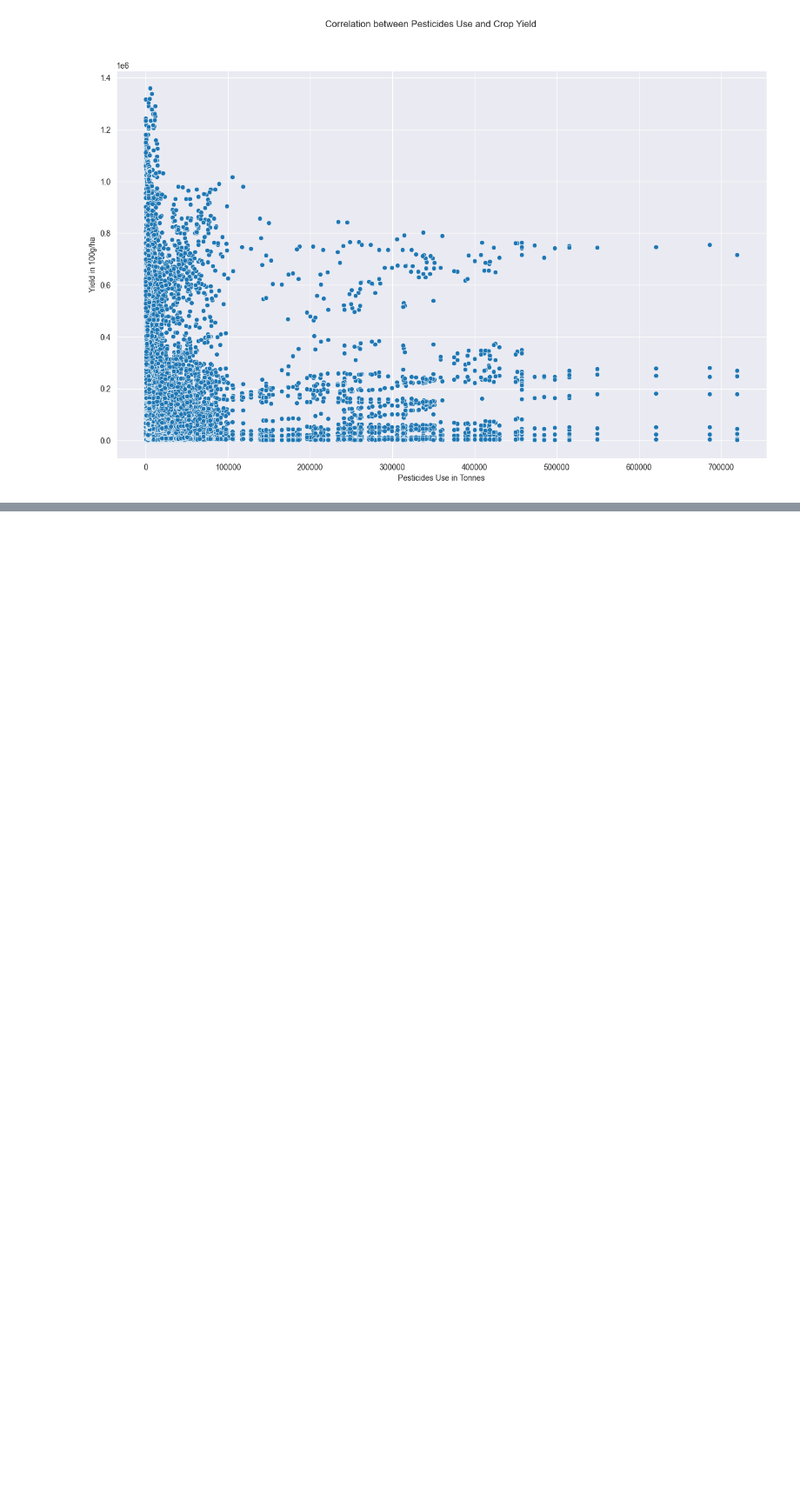
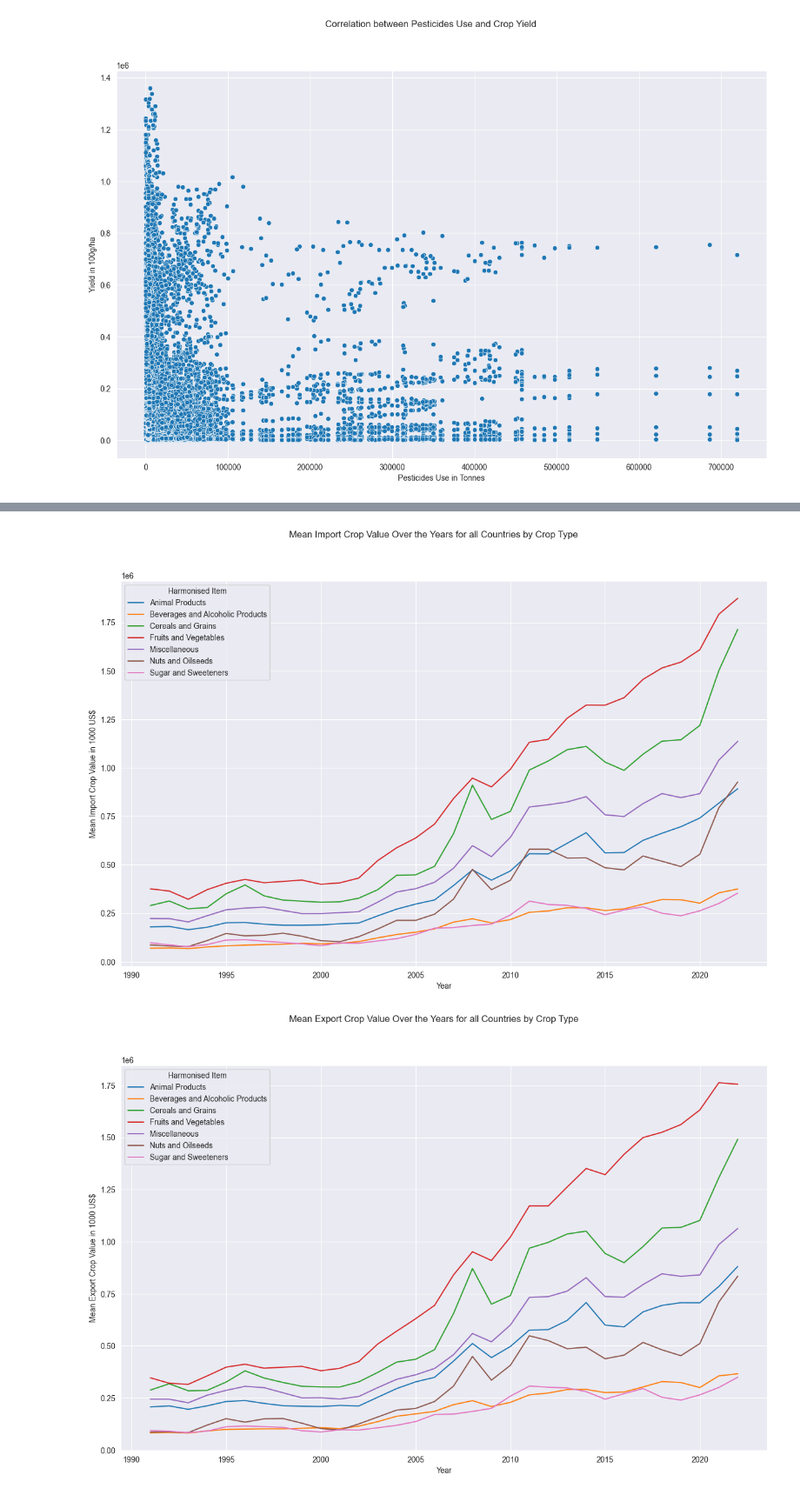
Before and after one commit to tnaccarato/Crop-Forcasting-MLP, a Jupyter notebook: mlp2.ipynb, the cells around one changed output, grey strips where cells are left out. Shown at 87% size. Saved outputs shown, nothing was run; the diff lists cells and outputs as text; code cells hidden in the pictures; blank space fills up the shorter version.

Commit message:
Add crop value analysis

```diff
--- a/mlp2.ipynb
+++ b/mlp2.ipynb
@@ -493,0 +501,65 @@ plt.show()
+# %%
+# Prepare the data for analysis
+crop_value_exports_mean = crop_value_exports_df.groupby(['Year', 'Harmonised Item'])['Total Export Crop Value in 1000 US$'].mean()
+crop_value_imports_mean = crop_value_imports_df.groupby(['Year', 'Harmonised Item'])['Total Import Crop Value in 1000 US$'].mean()
+
+# Plot the mean import crop value over the years
+fig, ax = plt.subplots(figsize=(15,9))
+
+plt.suptitle("Mean Import Crop Value Over the Years for all Countries by Crop Type")
+
+crop_value_imports_mean.unstack().plot(ax=ax)
+plt.xlabel("Year")
+plt.ylabel("Mean Import Crop Value in 1000 US$")
+plt.show()
+
+# Plot the mean export crop value over the years
+fig, ax = plt.subplots(figsize=(15,9))
+
+plt.suptitle("Mean Export Crop Value Over the Years for all Countries by Crop Type")
+
+crop_value_exports_mean.unstack().plot(ax=ax)
+plt.xlabel("Year")
+plt.ylabel("Mean Export Crop Value in 1000 US$")
+plt.show()
+
+# Plot the distribution of import crop value
+fig, ax = plt.subplots(figsize=(15,9))
+
+plt.suptitle("Distribution of Import Crop Value")
+
+sns.histplot(crop_value_imports_df['Total Import Crop Value in 1000 US$'], kde=True, ax=ax)
+plt.xlabel("Import Crop Value in 1000 US$")
+plt.show()
+
+# Plot the distribution of export crop value
+fig, ax = plt.subplots(figsize=(15,9))
+
+plt.suptitle("Distribution of Export Crop Value")
+
+sns.histplot(crop_value_exports_df['Total Export Crop Value in 1000 US$'], kde=True, ax=ax)
+plt.xlabel("Export Crop Value in 1000 US$")
+plt.show()
+
+# Plot the correlation between import crop value and crop yield
+fig, ax = plt.subplots(figsize=(15,9))
+
+plt.suptitle("Correlation between Import Crop Value and Crop Yield")
+
+sns.scatterplot(data=merged_df, x='Total Import Crop Value in 1000 US$', y='Yield in 100g/ha', ax=ax)
+plt.xlabel("Import Crop Value in 1000 US$")
+plt.ylabel("Yield in 100g/ha")
+plt.show()
+
+# Plot the correlation between export crop value and crop yield
+fig, ax = plt.subplots(figsize=(15,9))
+
+plt.suptitle("Correlation between Export Crop Value and Crop Yield")
+
+sns.scatterplot(data=merged_df, x='Total Export Crop Value in 1000 US$', y='Yield in 100g/ha', ax=ax)
+plt.xlabel("Export Crop Value in 1000 US$")
+plt.ylabel("Yield in 100g/ha")
+plt.show()
+# %% [output]
+[figure, added]
+[figure, added]
```
Also changed, not shown: parts of 2 cells of this notebook.
